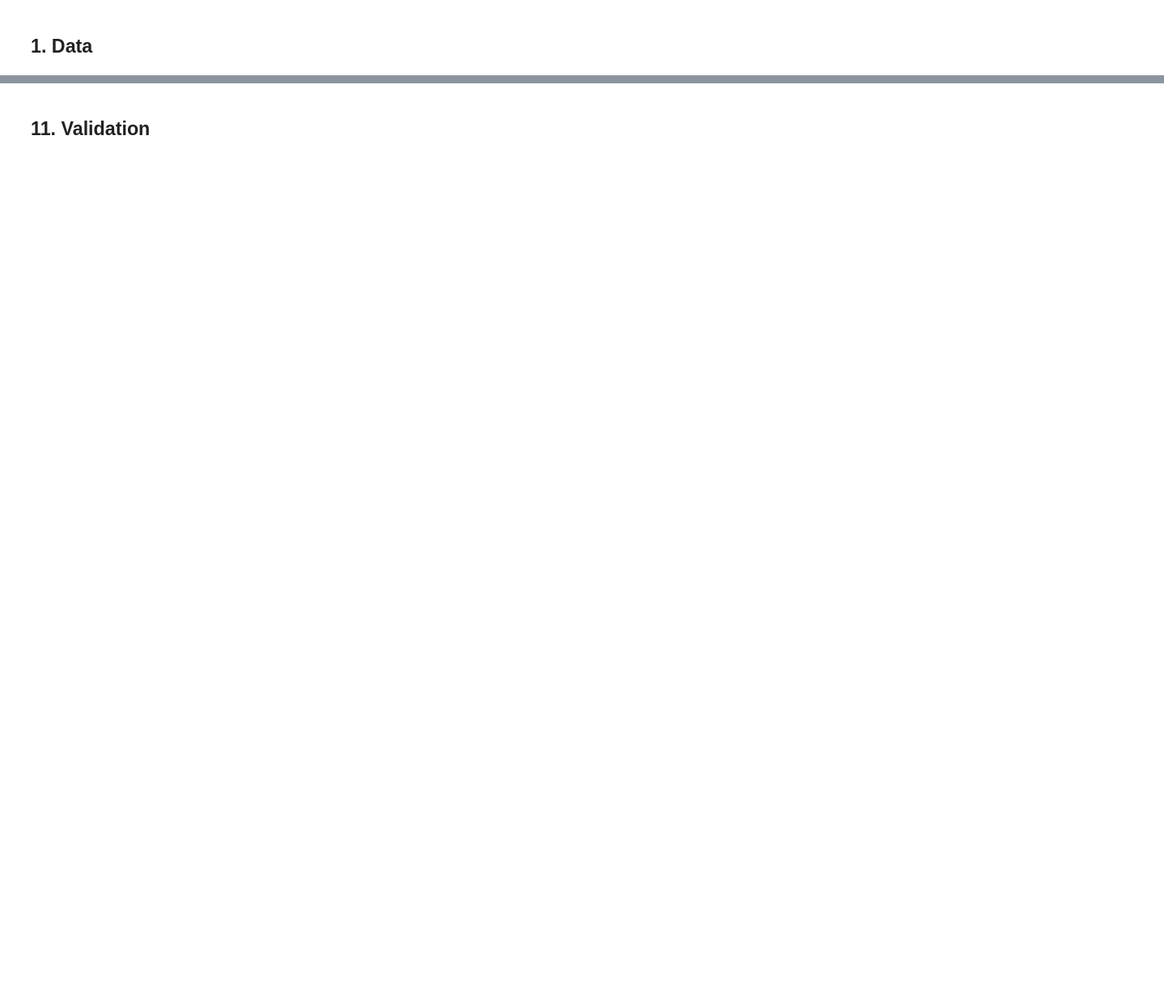
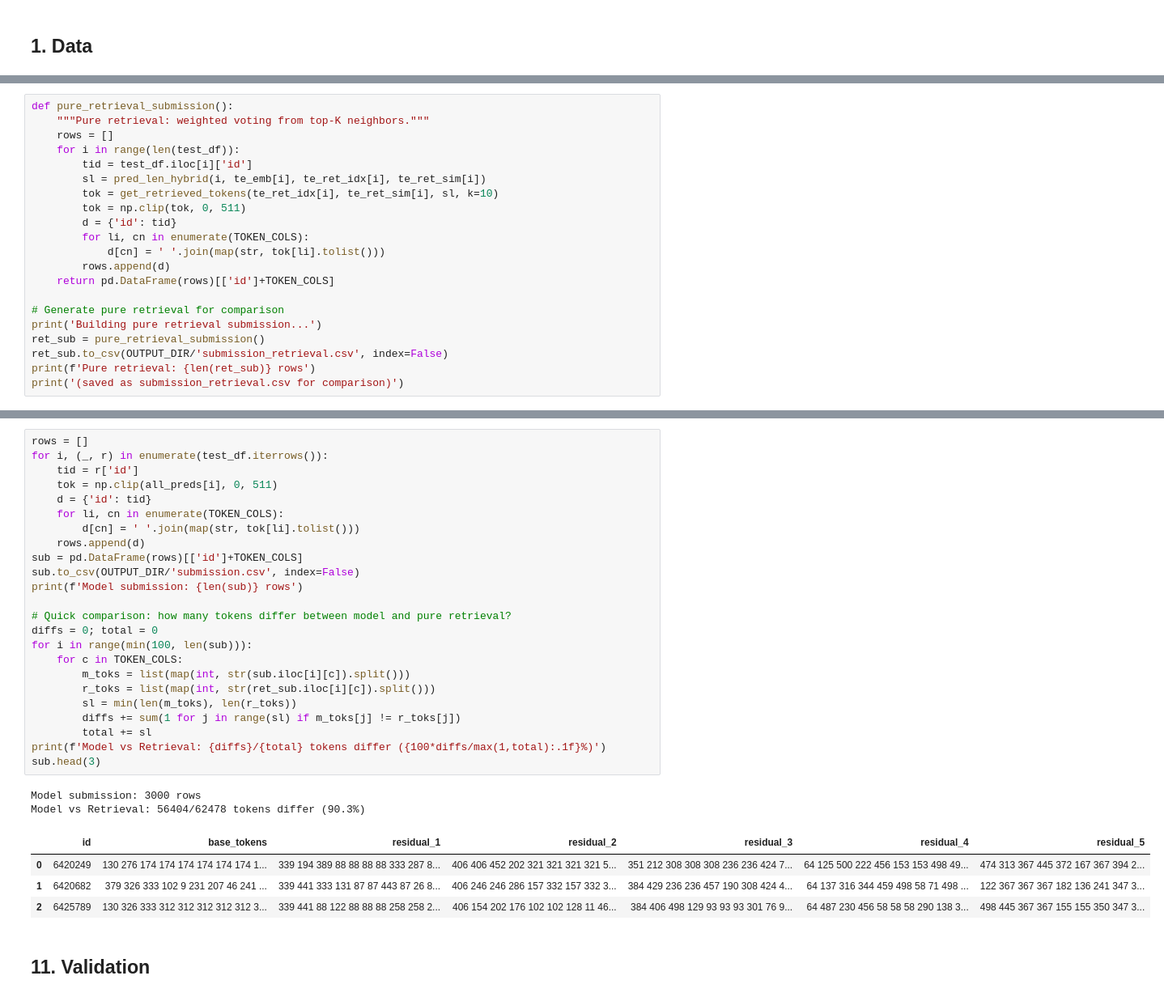
Before and after one commit to arec1b0/kaggle-notebooks, a Jupyter notebook: motion-generation.ipynb, the cells around one changed output, grey strips where cells are left out. Shown at 81% size. Cells and saved outputs as stored; diff of their text form; blank space fills up the shorter version.

```diff
--- a/motion-generation.ipynb
+++ b/motion-generation.ipynb
@@ -800,0 +679,21 @@ Saved: 3000 rows
+# %%
+def pure_retrieval_submission():
+    """Pure retrieval: weighted voting from top-K neighbors."""
+    rows = []
+    for i in range(len(test_df)):
+        tid = test_df.iloc[i]['id']
+        sl = pred_len_hybrid(i, te_emb[i], te_ret_idx[i], te_ret_sim[i])
+        tok = get_retrieved_tokens(te_ret_idx[i], te_ret_sim[i], sl, k=10)
+        tok = np.clip(tok, 0, 511)
+        d = {'id': tid}
+        for li, cn in enumerate(TOKEN_COLS):
+            d[cn] = ' '.join(map(str, tok[li].tolist()))
+        rows.append(d)
+    return pd.DataFrame(rows)[['id']+TOKEN_COLS]
+
+# Generate pure retrieval for comparison
+print('Building pure retrieval submission...')
+ret_sub = pure_retrieval_submission()
+ret_sub.to_csv(OUTPUT_DIR/'submission_retrieval.csv', index=False)
+print(f'Pure retrieval: {len(ret_sub)} rows')
+print('(saved as submission_retrieval.csv for comparison)')
@@ -801,3 +706,34 @@ Saved: 3000 rows
+# %%
+rows = []
+for i, (_, r) in enumerate(test_df.iterrows()):
+    tid = r['id']
+    tok = np.clip(all_preds[i], 0, 511)
+    d = {'id': tid}
+    for li, cn in enumerate(TOKEN_COLS):
+        d[cn] = ' '.join(map(str, tok[li].tolist()))
+    rows.append(d)
+sub = pd.DataFrame(rows)[['id']+TOKEN_COLS]
+sub.to_csv(OUTPUT_DIR/'submission.csv', index=False)
+print(f'Model submission: {len(sub)} rows')
+
+# Quick comparison: how many tokens differ between model and pure retrieval?
+diffs = 0; total = 0
+for i in range(min(100, len(sub))):
+    for c in TOKEN_COLS:
+        m_toks = list(map(int, str(sub.iloc[i][c]).split()))
+        r_toks = list(map(int, str(ret_sub.iloc[i][c]).split()))
+        sl = min(len(m_toks), len(r_toks))
+        diffs += sum(1 for j in range(sl) if m_toks[j] != r_toks[j])
+        total += sl
+print(f'Model vs Retrieval: {diffs}/{total} tokens differ ({100*diffs/max(1,total):.1f}%)')
+sub.head(3)
+# %% [output]
+Model submission: 3000 rows
+Model vs Retrieval: 56404/62478 tokens differ (90.3%)
+|  | id | base_tokens | residual_1 | residual_2 | residual_3 | residual_4 | residual_5 |
+| 0 | 6420249 | 130 276 174 174 174 174 174 174 1... | 339 194 389 88 88 88 88 333 287 8... | 406 406 452 202 321 321 321 321 5... | 351 212 308 308 308 236 236 424 7... | 64 125 500 222 456 153 153 498 49... | 474 313 367 445 372 167 367 394 2... |
+| 1 | 6420682 | 379 326 333 102 9 231 207 46 241 ... | 339 441 333 131 87 87 443 87 26 8... | 406 246 246 286 157 332 157 332 3... | 384 429 236 236 457 190 308 424 4... | 64 137 316 344 459 498 58 71 498 ... | 122 367 367 367 182 136 241 347 3... |
+| 2 | 6425789 | 130 326 333 312 312 312 312 312 3... | 339 441 88 122 88 88 88 258 258 2... | 406 154 202 176 102 102 128 11 46... | 384 406 498 129 93 93 93 301 76 9... | 64 487 230 456 58 58 58 290 138 3... | 498 445 367 367 155 155 350 347 3... |
 # %% [markdown]
 ## 11. Validation
 # %%
```
Also changed, not shown: parts of 56 cells of this notebook.
